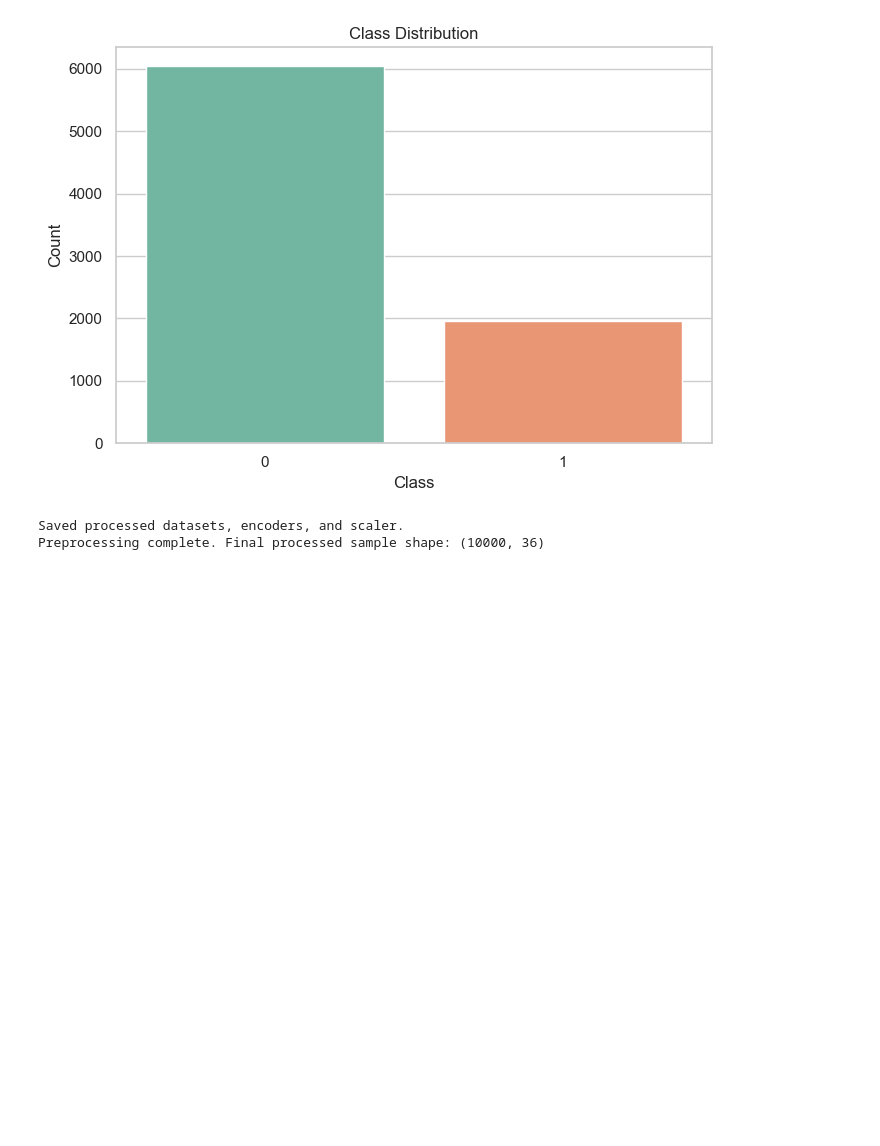
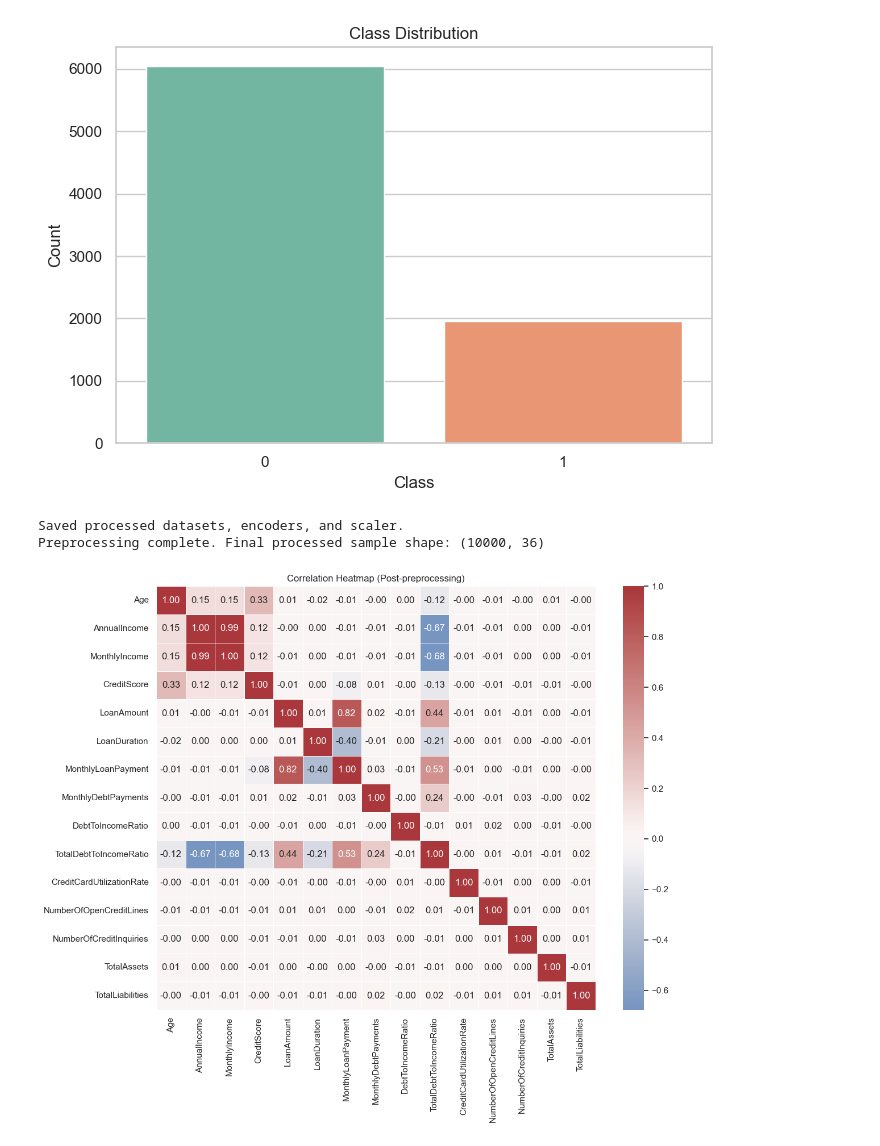
Before and after one commit to aanchalshres/Financial-Risk-Classification-and-Behavioral-Pattern-Clustering, a Jupyter notebook: notebooks/02_preprocessing.ipynb, the cells around one changed output. Drawn from its saved outputs; the diff is of its cells as text; code cells hidden in the pictures; blank space fills up the shorter version.

```diff
--- a/notebooks/02_preprocessing.ipynb
+++ b/notebooks/02_preprocessing.ipynb
@@ -246,3 +301,41 @@ Name: count, dtype: int64
 [figure]
 Saved processed datasets, encoders, and scaler.
 Preprocessing complete. Final processed sample shape: (10000, 36)
+# %%
+# Correlation heatmap for core numeric features (post-preprocessing)
+import seaborn as sns
+import matplotlib.pyplot as plt
+
+core_features = [
+    'Age',
+    'AnnualIncome',
+    'MonthlyIncome',
+    'CreditScore',
+    'LoanAmount',
+    'LoanDuration',
+    'MonthlyLoanPayment',
+    'MonthlyDebtPayments',
+    'DebtToIncomeRatio',
+    'TotalDebtToIncomeRatio',
+    'CreditCardUtilizationRate',
+    'NumberOfOpenCreditLines',
+    'NumberOfCreditInquiries',
+    'TotalAssets',
+    'TotalLiabilities',
+]
+
+# Filter for available columns in the scaled dataframe
+available = [c for c in core_features if c in X_scaled_current.columns]
+if not available:
+    print('None of the specified core features found in scaled data; available columns:', list(X_scaled_current.columns)[:20])
+else:
+    corr_core = X_scaled_current[available].corr()
+    plt.figure(figsize=(12, 10))
+    sns.heatmap(corr_core, annot=True, fmt='.2f', cmap='vlag', center=0, linewidths=0.5)
+    plt.title('Correlation Heatmap (Post-preprocessing)')
+    plt.tight_layout()
+    PLOTS_DIR.mkdir(parents=True, exist_ok=True)
+    plt.savefig(PLOTS_DIR / 'correlation_heatmap_core_features_15.png', dpi=300, bbox_inches='tight')
+    plt.show()
+# %% [output]
+[figure, added]
```
Also changed, not shown: parts of 2 cells of this notebook, 15 other files.
